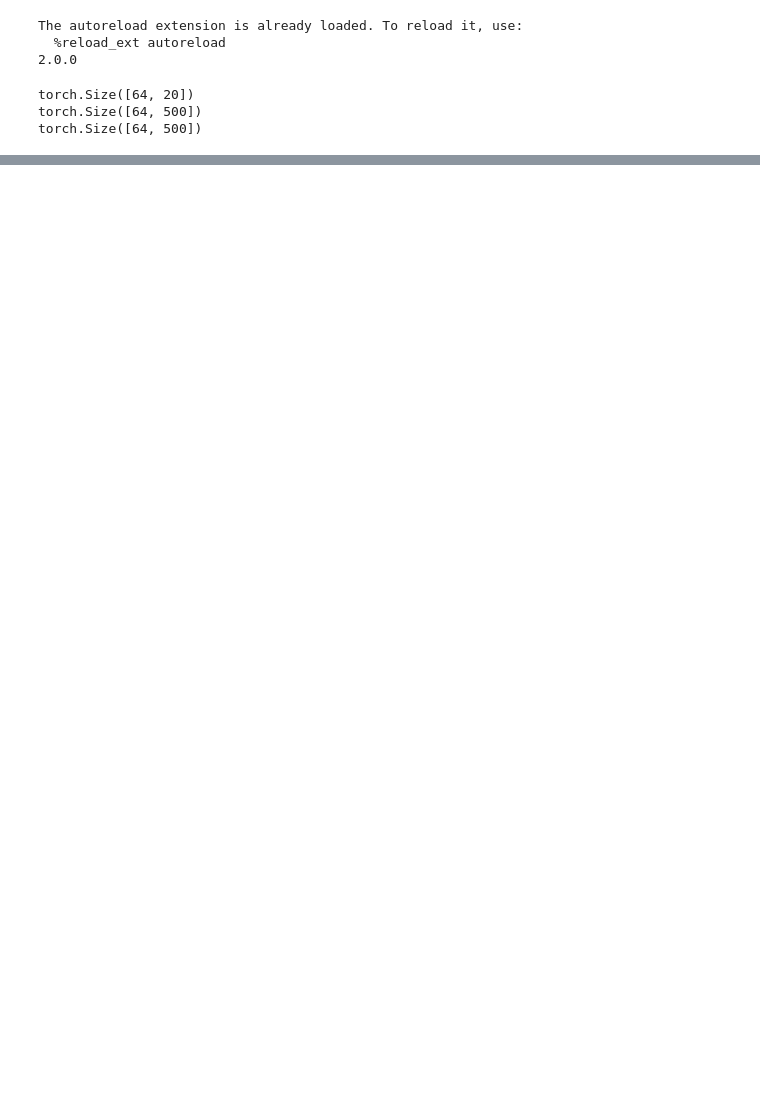
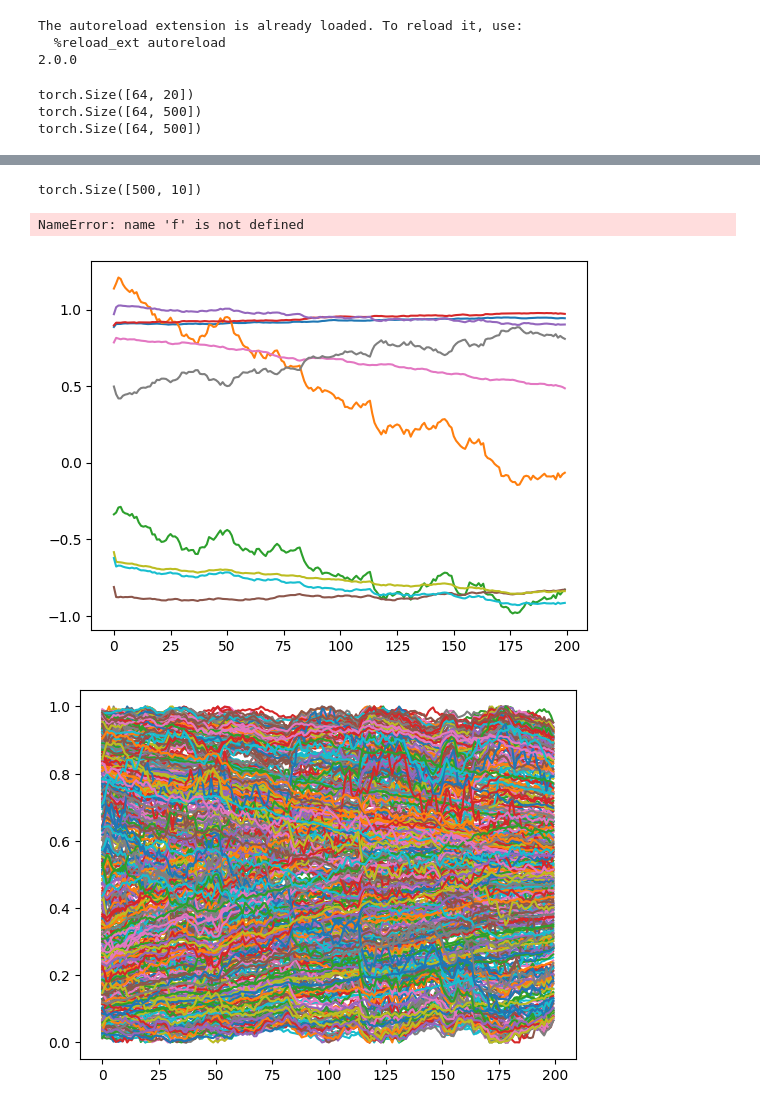
Before and after one commit to julianvanmeggelen/Thesis, a Jupyter notebook: BasicAutoEncoder/BasicAutoEncoder.ipynb, the cells around one changed output, grey strips where cells are left out. Saved outputs shown, nothing was run; the diff lists cells and outputs as text; code cells hidden in the pictures; blank space fills up the shorter version.

```diff
--- a/BasicAutoEncoder/BasicAutoEncoder.ipynb
+++ b/BasicAutoEncoder/BasicAutoEncoder.ipynb
@@ -153,0 +263,37 @@ Text(0.5, 1.0, '$\\hat y$')
+# %%
+f = torch.rand((10))
+
+jacobian(model.dec,f).shape
+# %% [output]
+torch.Size([500, 10])
+# %%
+f.detach().numpy()
+# %% [output]
+NameError: name 'f' is not defined
+# %%
+from filterpy.kalman import ExtendedKalmanFilter as ExtendedKalmanFilter
+dim_x = factor_dim
+dim_z = d
+ekf = ExtendedKalmanFilter(dim_x, dim_z)
+#ekf.R = np.ones((dim_z))
+#ekf.Q = np.diag(np.ones(dim_z))
+ekf.F = np.diag(np.ones(dim_x))
+#ekf.P = np.diag(np.ones(dim_x))
+ekf.x = f.detach().numpy()
+decoder = model.dec
+Hx = lambda state: decoder(torch.Tensor(state).float()).detach().numpy()
+HJacobian = lambda state: jacobian(decoder,torch.Tensor(state).float()).detach().numpy()
+xs = []
+zs = []
+for i in range(200):
+    z = x[i,:]
+    ekf.update(z, HJacobian, Hx)
+    xs.append(ekf.x)
+    ekf.predict()
+    zs.append(ekf.z)
+plt.plot(np.stack(xs));
+plt.figure()
+plt.plot(np.stack(zs));
+# %% [output]
+[figure, added]
+[figure, added]
```
Also changed, not shown: parts of 13 cells of this notebook, 27 other files.
